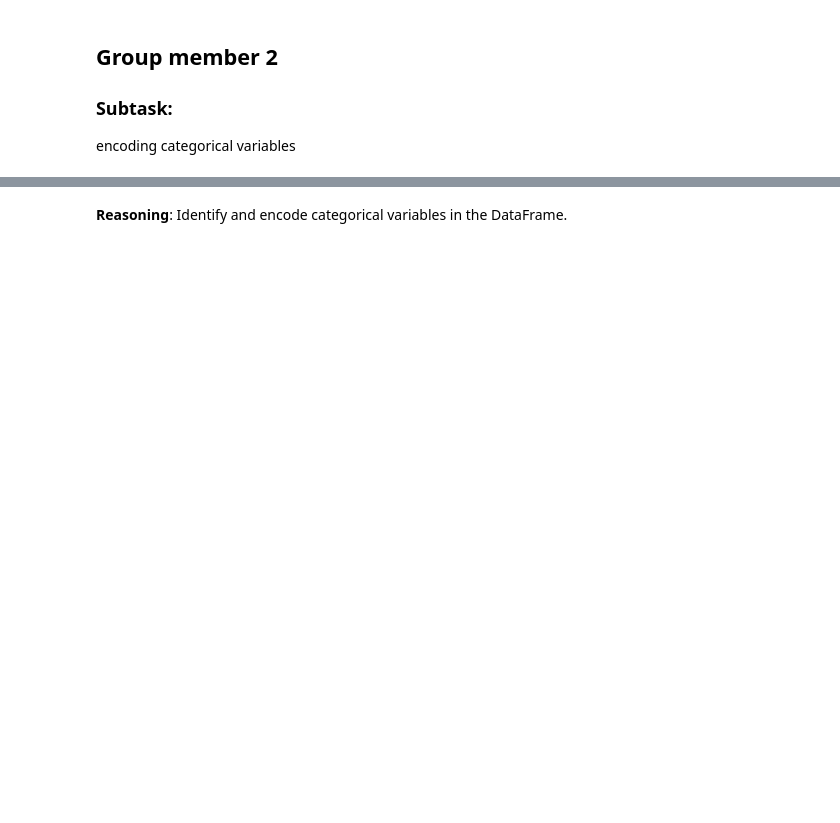
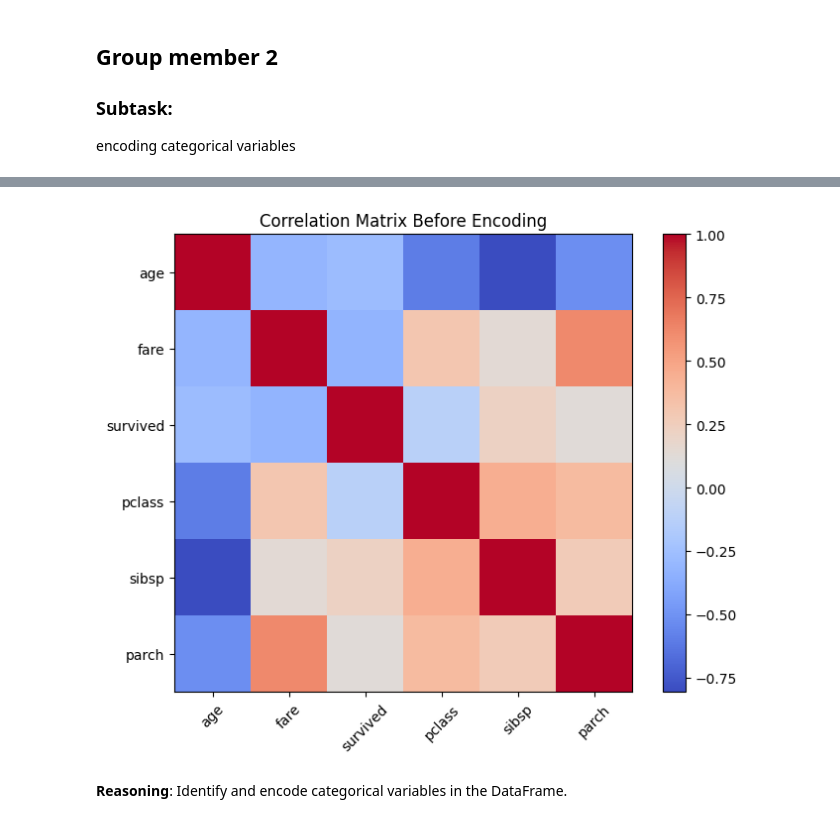
Before and after one commit to IT24102008/PG151MLProject, a Jupyter notebook: notebooks/IT24102008_Encoding_Categorical_Variables.ipynb, the cells around one changed output, grey strips where cells are left out. Drawn from its saved outputs; the diff is of its cells as text; code cells hidden in the pictures; blank space fills up the shorter version.

```diff
--- a/notebooks/IT24102008_Encoding_Categorical_Variables.ipynb
+++ b/notebooks/IT24102008_Encoding_Categorical_Variables.ipynb
@@ -4,30 +4,64 @@
 ### Subtask:
 encoding categorical variables
 # %%
+# Markdown: Explanation of Technique
+# Encoding Categorical Variables: Converts non-numeric categories (e.g., 'sex', 'embarked') into numerical forms using one-hot encoding.
+# Justification: ML models require numerical inputs. In this dataset, 'sex' and 'embarked' are nominal; encoding prevents ordinal assumptions and avoids errors in training.
+
+import pandas as pd
 import numpy as np
-from sklearn.preprocessing import LabelEncoder
+import matplotlib.pyplot as plt
 
-categorical_cols = df.select_dtypes(include=['object', 'category']).columns
-print("Categorical columns before encoding:")
-print(categorical_cols)
+# Function to get the consistent dataset across all notebooks
+def get_dataset():
+    data = {
+        'age': [22, np.nan, 38, 26, 35, np.nan, 54, 2, 27, 14],
+        'sex': ['male', 'female', 'female', 'male', 'male', 'female', 'male', 'male', 'female', 'female'],
+        'fare': [7.25, 71.2833, 8.0, 35.5, 26.55, 13.0, 53.1, 11.1333, 30.0708, 1000],
+        'embarked': ['S', 'C', 'S', 'S', 'C', 'Q', 'S', 'S', 'C', 'S'],
+        'survived': [0, 1, 1, 1, 0, 0, 0, 1, 1, 0],
+        'pclass': [3, 1, 3, 1, 2, 2, 1, 3, 2, 3],
+        'sibsp': [1, 1, 0, 0, 0, 0, 0, 3, 0, 1],
+        'parch': [0, 0, 0, 0, 0, 0, 0, 1, 2, 2]
+    }
+    return pd.DataFrame(data)
 
-# Apply one-hot encoding for nominal variables
-df = pd.get_dummies(df, columns=['gender', 'ever_married', 'work_type', 'Residence_type', 'smoking_status'], drop_first=True)
+df = get_dataset()
 
-# Apply label encoding for any potential ordinal variables (though none are explicitly identified as ordinal here,
-# this demonstrates how to handle them if they existed).
-# For this dataset, 'gender' could potentially be considered ordinal if there was a 'Other' category,
-# but with just 'Male' and 'Female' it's better to use one-hot encoding.
-# 'smoking_status' could be considered ordinal, but 'Unknown' makes one-hot encoding safer.
-# Let's assume for demonstration that 'age' or 'bmi' could be treated as ordinal if they were binned,
-# but they are numerical and handled differently.
-# For the existing object columns, one-hot encoding is more appropriate.
-# If there were a column like 'education_level' with categories like 'Primary', 'Secondary', 'Higher',
-# label encoding would be suitable after mapping the order.
-# Since there are no clear ordinal columns in the remaining object types after one-hot encoding the main ones,
-# we will skip label encoding for this specific dataset based on the identified columns.
+# Before encoding: Show data types and sample
+print("Before Encoding:\n", df.dtypes)
+print(df.head())
 
-print("\nDataFrame after encoding:")
-display(df.head())
-df.info()
+# Visualization before: Correlation matrix (limited insight due to categoricals)
+corr_before = df.select_dtypes(include=[np.number]).corr()
+plt.figure(figsize=(8,6))
+plt.imshow(corr_before, cmap='coolwarm')
+plt.colorbar()
+plt.xticks(range(len(corr_before.columns)), corr_before.columns, rotation=45)
+plt.yticks(range(len(corr_before.columns)), corr_before.columns)
+plt.title('Correlation Matrix Before Encoding')
+plt.savefig('results/eda_visualizations/before_encoding_corr.png')
+plt.show()
+
+# Implementation: One-hot encoding for categorical variables
+# Step 1: Identify categorical columns
+categorical_cols = ['sex', 'embarked']
+# Step 2: Apply one-hot encoding (get_dummies creates binary columns)
+df_encoded = pd.get_dummies(df, columns=categorical_cols, drop_first=True)  # drop_first to avoid multicollinearity
+# Step 3: Show after
+print("After Encoding:\n", df_encoded.dtypes)
+print(df_encoded.head())
+
+# Visualization after: Updated correlation matrix (now includes encoded features)
+corr_after = df_encoded.select_dtypes(include=[np.number]).corr()
+plt.figure(figsize=(8,6))
+plt.imshow(corr_after, cmap='coolwarm')
+plt.colorbar()
+plt.xticks(range(len(corr_after.columns)), corr_after.columns, rotation=45)
+plt.yticks(range(len(corr_after.columns)), corr_after.columns)
+plt.title('Correlation Matrix After Encoding')
+plt.savefig('results/eda_visualizations/after_encoding_corr.png')
+plt.show()
+
+# Interpretation: The correlation matrix after encoding shows new relationships (e.g., sex_male correlates negatively with survived, indicating males had lower survival). This helps in feature importance for ML models.
 # %% [output]
@@ -63,3 +85,4 @@ memory usage: 334.5 KB
+[figure, added]
 # %% [markdown]
 **Reasoning**:
 Identify and encode categorical variables in the DataFrame.
```
Also changed, not shown: parts of 1 cell of this notebook.
